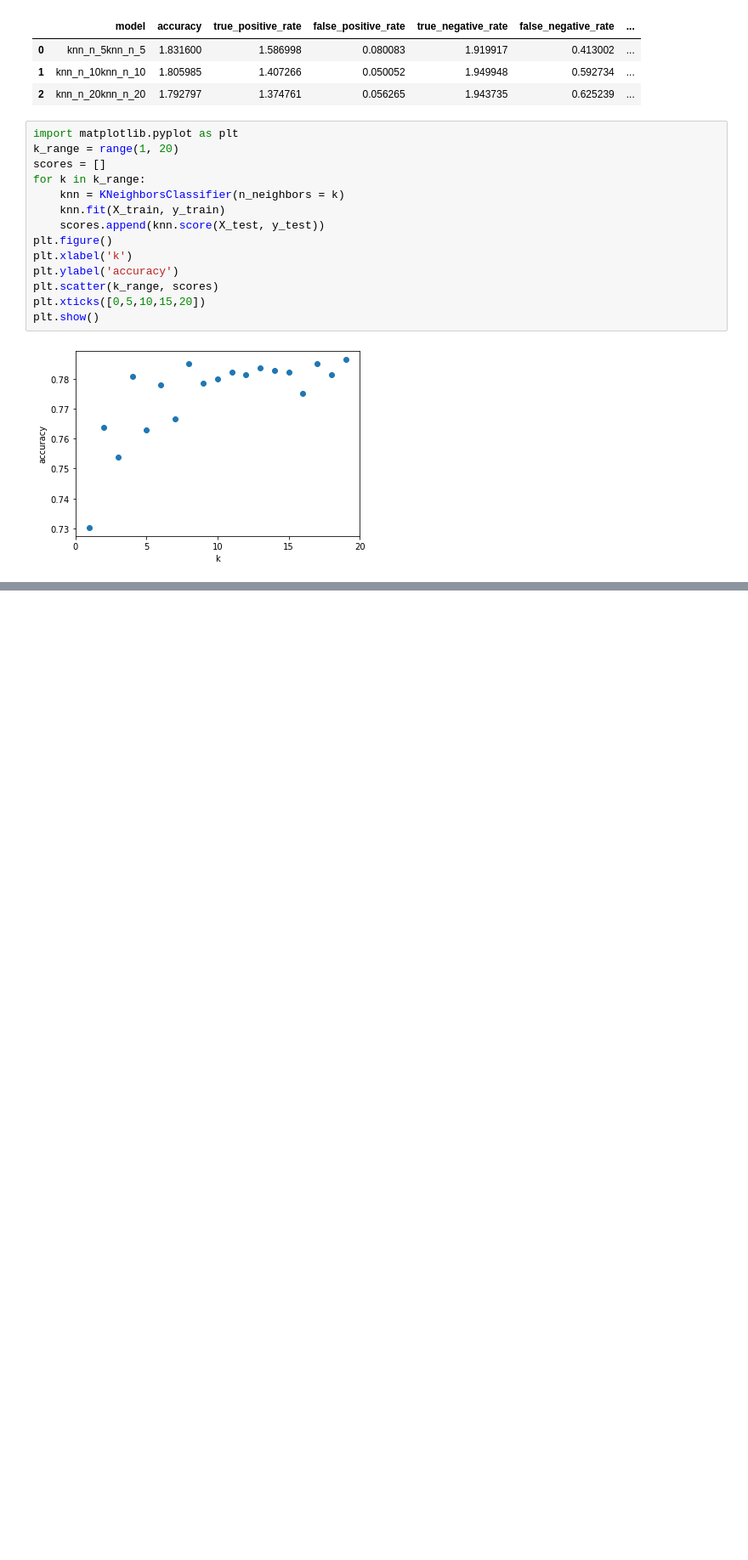
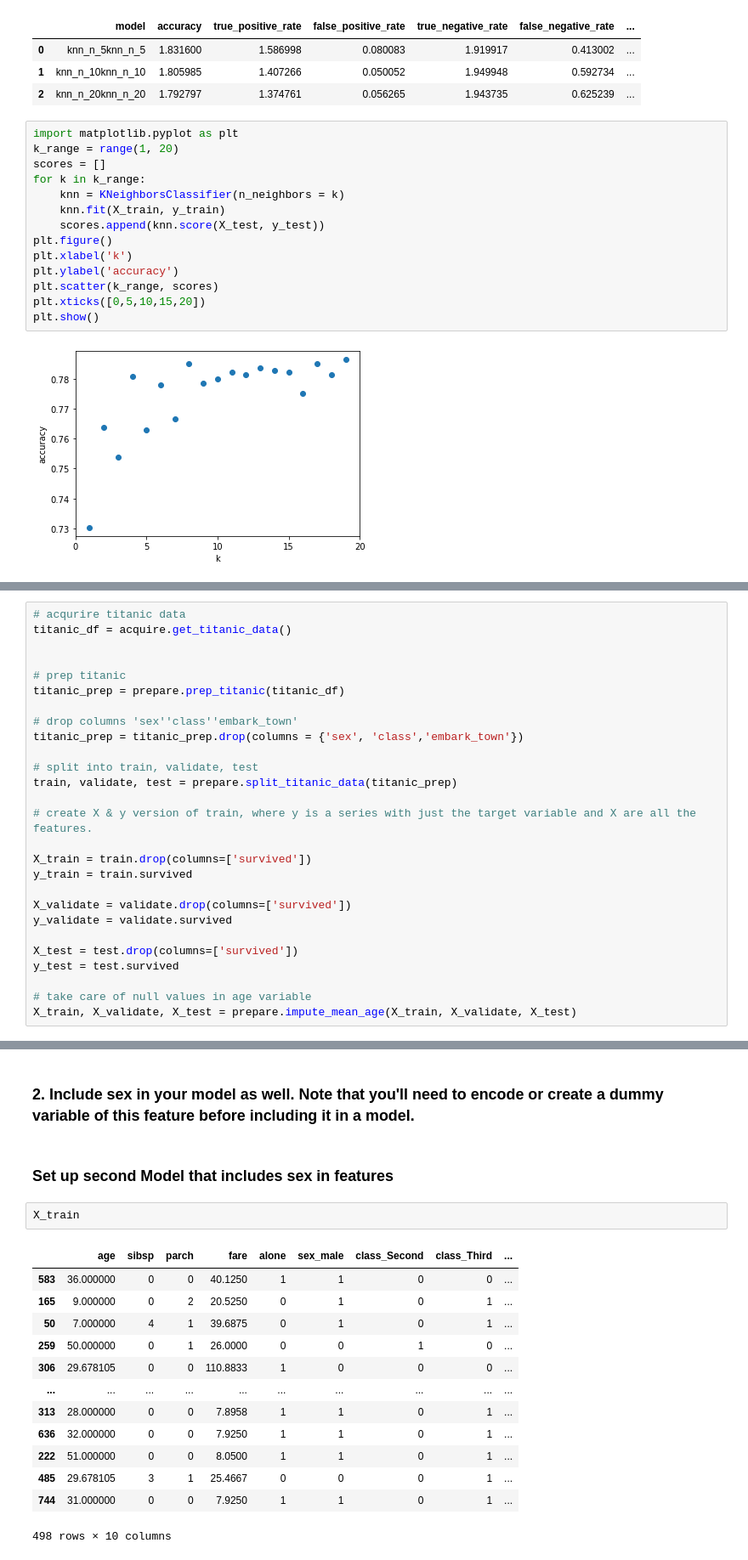
Before and after one commit to Yvette-Ibarra/classification-exercises, a Jupyter notebook: Model.ipynb, the cells around one changed output, grey strips where cells are left out. Shown: that part at 85% size. Cells and saved outputs as stored; diff of their text form; blank space fills up the shorter version.

```diff
--- a/Model.ipynb
+++ b/Model.ipynb
@@ -1267,0 +1272,27 @@ plt.show()
+# %%
+# acqurire titanic data
+titanic_df = acquire.get_titanic_data()
+
+
+# prep titanic
+titanic_prep = prepare.prep_titanic(titanic_df)
+
+# drop columns 'sex''class''embark_town'
+titanic_prep = titanic_prep.drop(columns = {'sex', 'class','embark_town'})
+
+# split into train, validate, test
+train, validate, test = prepare.split_titanic_data(titanic_prep)
+
+# create X & y version of train, where y is a series with just the target variable and X are all the features.
+
+X_train = train.drop(columns=['survived'])
+y_train = train.survived
+
+X_validate = validate.drop(columns=['survived'])
+y_validate = validate.survived
+
+X_test = test.drop(columns=['survived'])
+y_test = test.survived
+
+# take care of null values in age variable
+X_train, X_validate, X_test = prepare.impute_mean_age(X_train, X_validate, X_test)
@@ -1267,0 +1457,20 @@ plt.show()
+# %% [markdown]
+### 2. Include sex in your model as well. Note that you'll need to encode or create a dummy variable of this feature before including it in a model.
+# %% [markdown]
+### Set up second Model that includes sex in features
+# %%
+X_train
+# %% [output]
+|  | age | sibsp | parch | fare | alone | sex_male | class_Second | class_Third | ... |
+| 583 | 36.000000 | 0 | 0 | 40.1250 | 1 | 1 | 0 | 0 | ... |
+| 165 | 9.000000 | 0 | 2 | 20.5250 | 0 | 1 | 0 | 1 | ... |
+| 50 | 7.000000 | 4 | 1 | 39.6875 | 0 | 1 | 0 | 1 | ... |
+| 259 | 50.000000 | 0 | 1 | 26.0000 | 0 | 0 | 1 | 0 | ... |
+| 306 | 29.678105 | 0 | 0 | 110.8833 | 1 | 0 | 0 | 0 | ... |
+| ... | ... | ... | ... | ... | ... | ... | ... | ... | ... |
+| 313 | 28.000000 | 0 | 0 | 7.8958 | 1 | 1 | 0 | 1 | ... |
+| 636 | 32.000000 | 0 | 0 | 7.9250 | 1 | 1 | 0 | 1 | ... |
+| 222 | 51.000000 | 0 | 0 | 8.0500 | 1 | 1 | 0 | 1 | ... |
+| 485 | 29.678105 | 3 | 1 | 25.4667 | 0 | 0 | 0 | 1 | ... |
+| 744 | 31.000000 | 0 | 0 | 7.9250 | 1 | 1 | 0 | 1 | ... |
+498 rows × 10 columns
```
Also changed, not shown: parts of 39 cells of this notebook.
